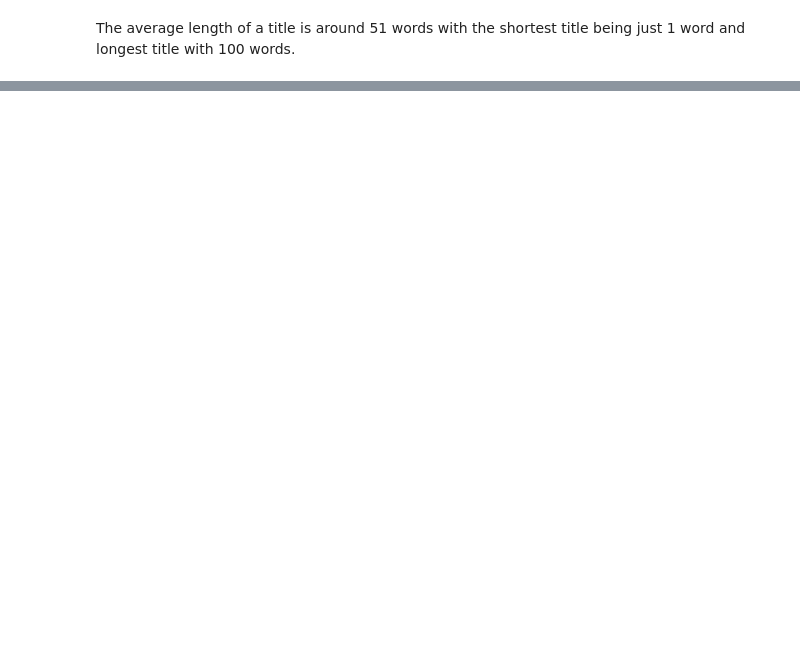
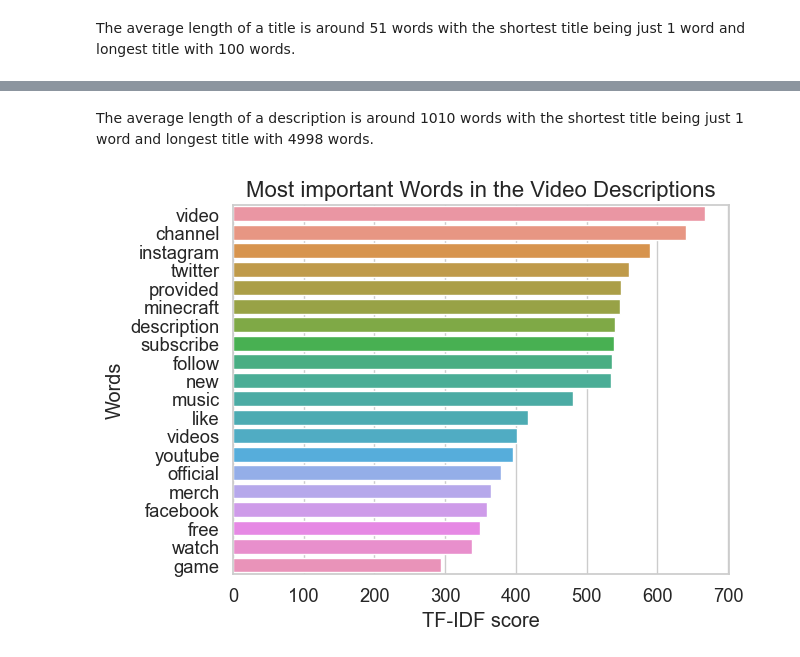
Before and after one commit to ALvee-611/YouTube-Analysis, a Jupyter notebook: Analysis/EDA.ipynb, the cells around one changed output, grey strips where cells are left out. Drawn from its saved outputs; the diff is of its cells as text; code cells hidden in the pictures; blank space fills up the shorter version.

```diff
--- a/Analysis/EDA.ipynb
+++ b/Analysis/EDA.ipynb
@@ -757,0 +774,19 @@ Longer titled videos seem to have lower engagement rate than videos with shorter
+# %% [markdown]
+The average length of a description is around 1010 words with the shortest title being just 1 word and longest title with 4998 words.
+# %%
+active_youtube['processed_description'] = active_youtube['description'].apply(clean_text)
+
+tfidf_vectorizer = TfidfVectorizer(max_df=0.8, max_features=10000)
+tfidf = tfidf_vectorizer.fit_transform(active_youtube['processed_description'])
+
+feature_names = tfidf_vectorizer.get_feature_names_out()
+tfidf_scores = tfidf.toarray().sum(axis=0)
+important_words = pd.DataFrame({'word': feature_names, 'tf-idf': tfidf_scores}).sort_values(by='tf-idf', ascending=False).reset_index(drop=True)
+# %%
+sns.barplot(x='tf-idf', y='word', data=important_words.head(20))
+plt.title('Most important Words in the Video Descriptions', fontsize=16)
+plt.xlabel('TF-IDF score')
+plt.ylabel('Words')
+plt.show()
+# %% [output]
+[figure, added]
```
Also changed, not shown: parts of 19 cells of this notebook.
